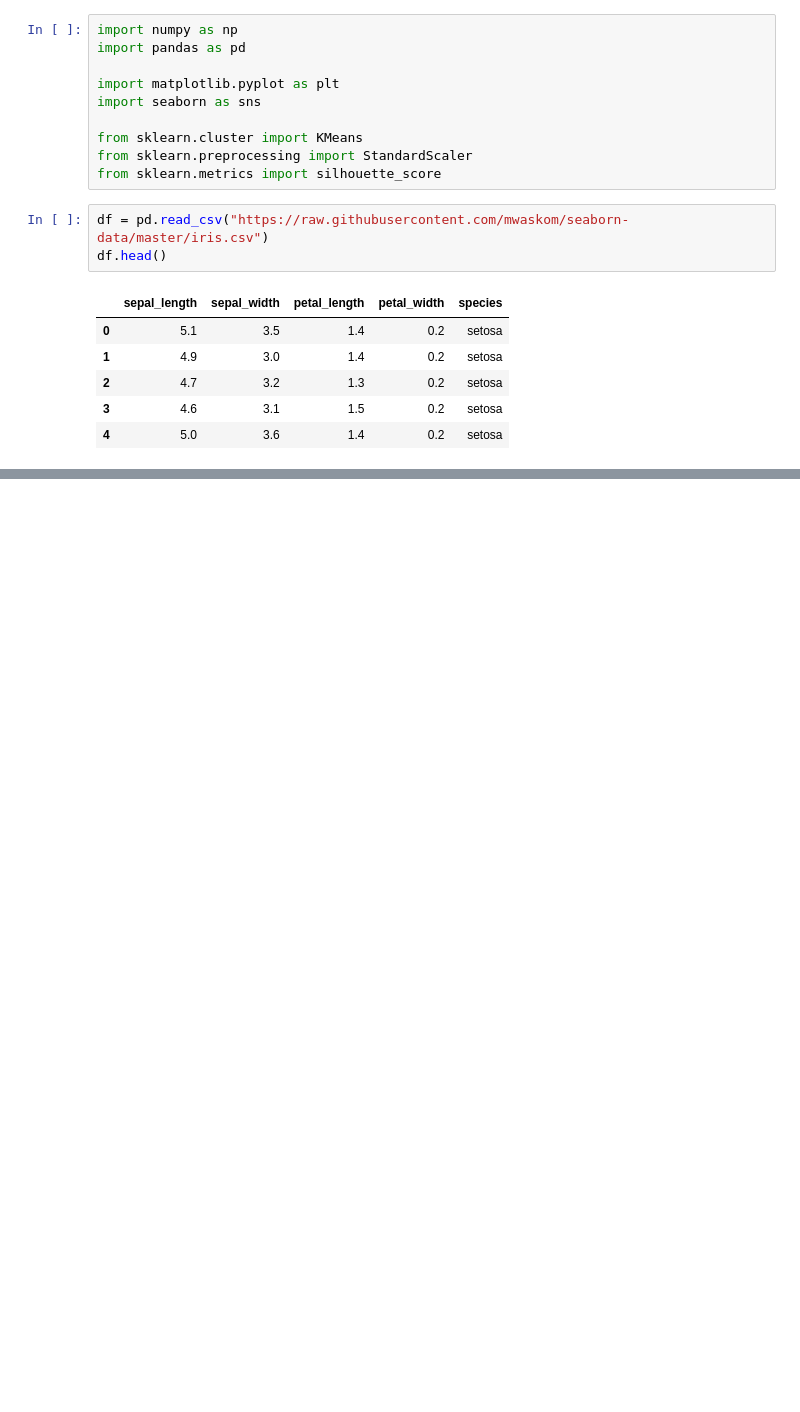
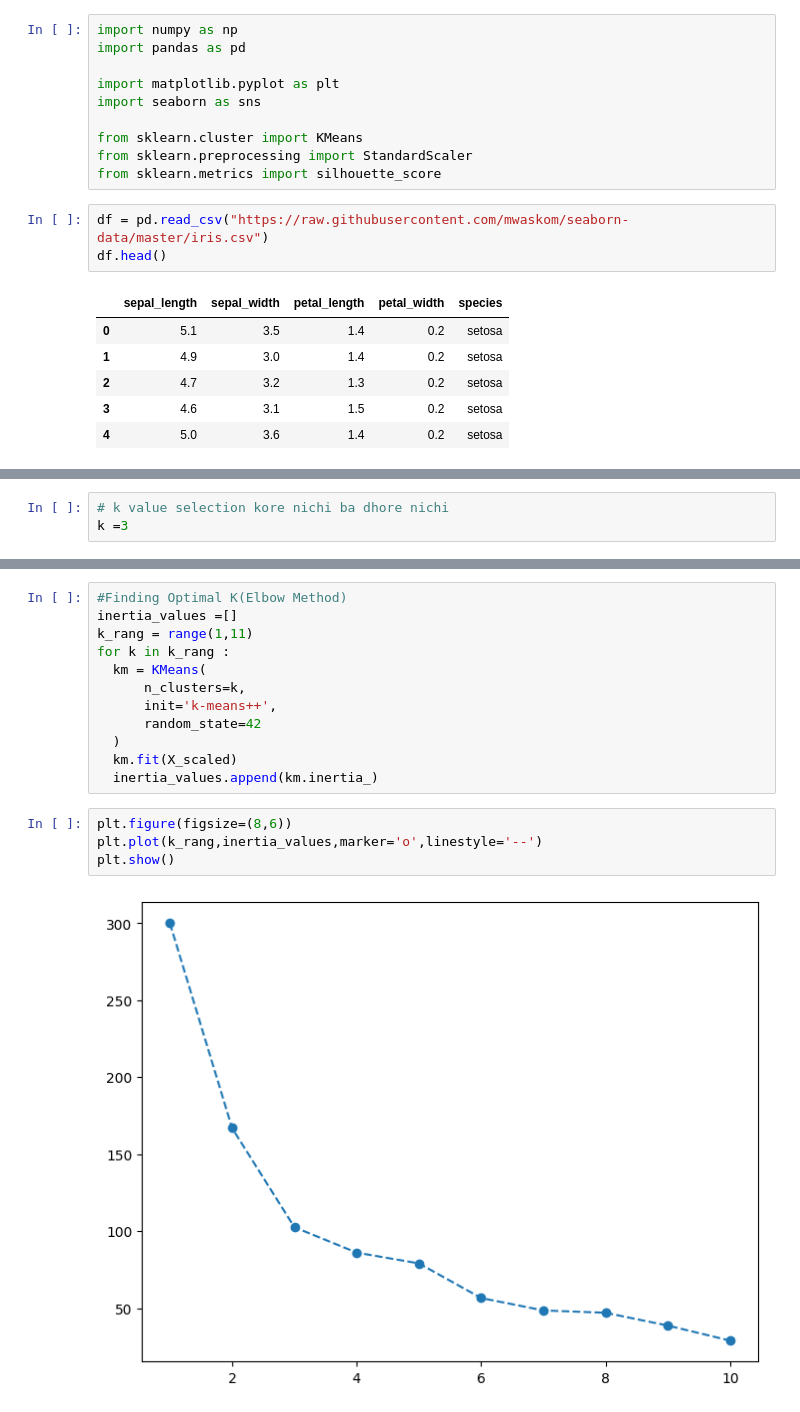
Before and after one commit to sonjoy1s/ML, a Jupyter notebook: Module23K_Means.ipynb, the cells around one changed output, grey strips where cells are left out. Cells and saved outputs as stored; diff of their text form; blank space fills up the shorter version.

```diff
--- a/Module23K_Means.ipynb
+++ b/Module23K_Means.ipynb
@@ -22,0 +52,3 @@ df.head()
+# %%
+# k value selection kore nichi ba dhore nichi
+k =3
@@ -22,0 +99,18 @@ df.head()
+# %%
+#Finding Optimal K(Elbow Method)
+inertia_values =[]
+k_rang = range(1,11)
+for k in k_rang :
+  km = KMeans(
+      n_clusters=k,
+      init='k-means++',
+      random_state=42
+  )
+  km.fit(X_scaled)
+  inertia_values.append(km.inertia_)
+# %%
+plt.figure(figsize=(8,6))
+plt.plot(k_rang,inertia_values,marker='o',linestyle='--')
+plt.show()
+# %% [output]
+[figure, added]
```
Also changed, not shown: parts of 9 cells of this notebook.
